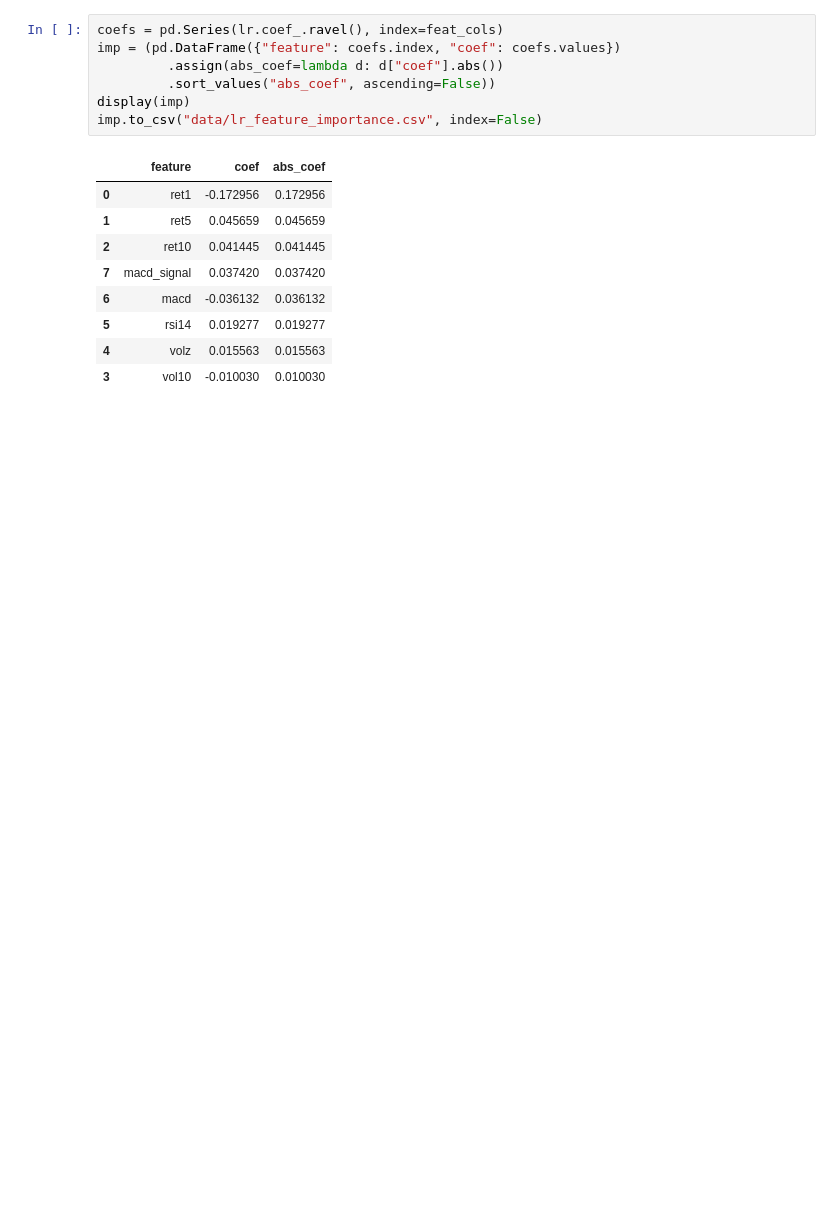
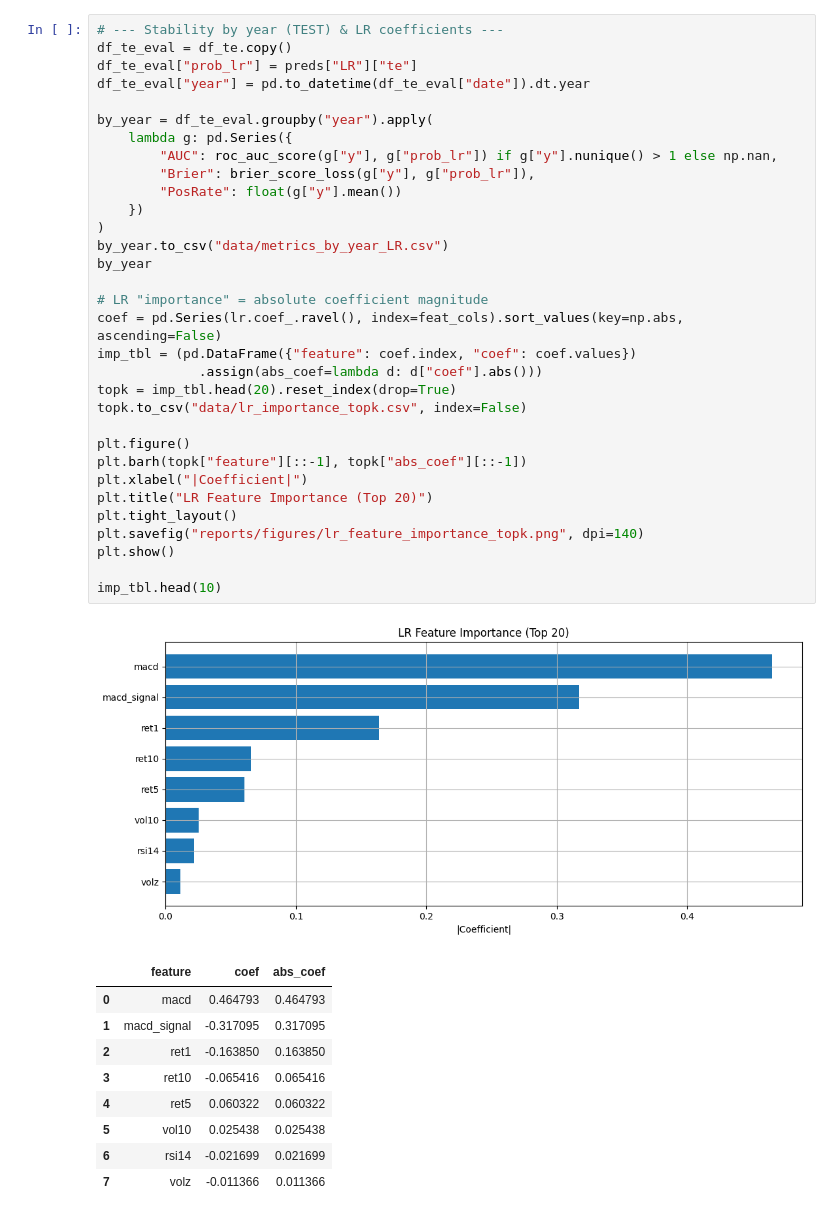
Before and after one commit to yubyunghun/stock-direction-ml, a Jupyter notebook: notebooks/05_explainability.ipynb, the cells around one changed output. Drawn from its saved outputs; the diff is of its cells as text; blank space fills up the shorter version.

```diff
--- a/notebooks/05_explainability.ipynb
+++ b/notebooks/05_explainability.ipynb
@@ -241,18 +233,44 @@ Wrote data/metrics_by_year_LR.csv
 # %%
-coefs = pd.Series(lr.coef_.ravel(), index=feat_cols)
-imp = (pd.DataFrame({"feature": coefs.index, "coef": coefs.values})
-         .assign(abs_coef=lambda d: d["coef"].abs())
-         .sort_values("abs_coef", ascending=False))
-display(imp)
-imp.to_csv("data/lr_feature_importance.csv", index=False)
+# --- Stability by year (TEST) & LR coefficients ---
+df_te_eval = df_te.copy()
+df_te_eval["prob_lr"] = preds["LR"]["te"]
+df_te_eval["year"] = pd.to_datetime(df_te_eval["date"]).dt.year
+
+by_year = df_te_eval.groupby("year").apply(
+    lambda g: pd.Series({
+        "AUC": roc_auc_score(g["y"], g["prob_lr"]) if g["y"].nunique() > 1 else np.nan,
+        "Brier": brier_score_loss(g["y"], g["prob_lr"]),
+        "PosRate": float(g["y"].mean())
+    })
+)
+by_year.to_csv("data/metrics_by_year_LR.csv")
+by_year
+
+# LR "importance" = absolute coefficient magnitude
+coef = pd.Series(lr.coef_.ravel(), index=feat_cols).sort_values(key=np.abs, ascending=False)
+imp_tbl = (pd.DataFrame({"feature": coef.index, "coef": coef.values})
+             .assign(abs_coef=lambda d: d["coef"].abs()))
+topk = imp_tbl.head(20).reset_index(drop=True)
+topk.to_csv("data/lr_importance_topk.csv", index=False)
+
+plt.figure()
+plt.barh(topk["feature"][::-1], topk["abs_coef"][::-1])
+plt.xlabel("|Coefficient|")
+plt.title("LR Feature Importance (Top 20)")
+plt.tight_layout()
+plt.savefig("reports/figures/lr_feature_importance_topk.png", dpi=140)
+plt.show()
+
+imp_tbl.head(10)
 # %% [output]
+[figure, added]
 |  | feature | coef | abs_coef |
-| 0 | ret1 | -0.172956 | 0.172956 |
-| 1 | ret5 | 0.045659 | 0.045659 |
-| 2 | ret10 | 0.041445 | 0.041445 |
-| 7 | macd_signal | 0.037420 | 0.037420 |
-| 6 | macd | -0.036132 | 0.036132 |
-| 5 | rsi14 | 0.019277 | 0.019277 |
-| 4 | volz | 0.015563 | 0.015563 |
-| 3 | vol10 | -0.010030 | 0.010030 |
+| 0 | macd | 0.464793 | 0.464793 |
+| 1 | macd_signal | -0.317095 | 0.317095 |
+| 2 | ret1 | -0.163850 | 0.163850 |
+| 3 | ret10 | -0.065416 | 0.065416 |
+| 4 | ret5 | 0.060322 | 0.060322 |
+| 5 | vol10 | 0.025438 | 0.025438 |
+| 6 | rsi14 | -0.021699 | 0.021699 |
+| 7 | volz | -0.011366 | 0.011366 |
 # %%
```
Also changed, not shown: parts of 14 cells of this notebook, 26 other files.
